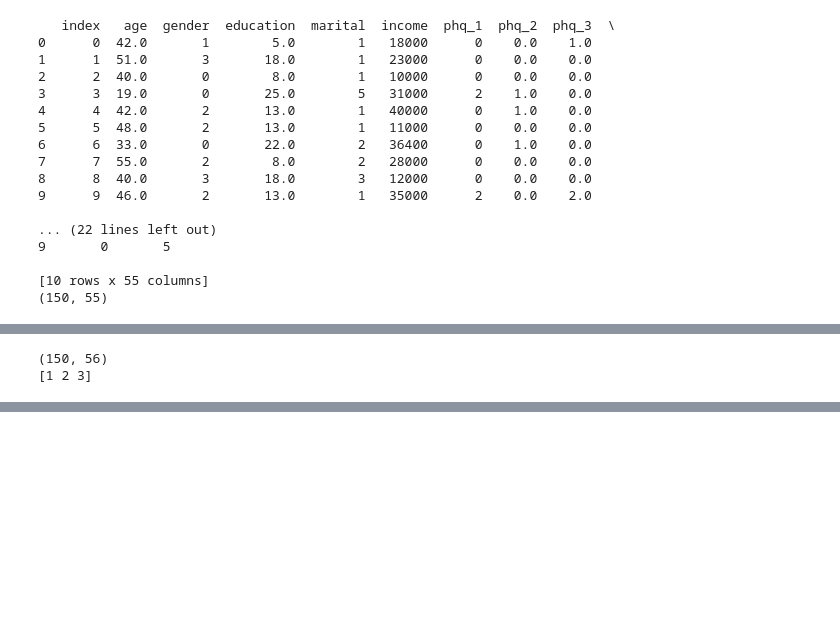
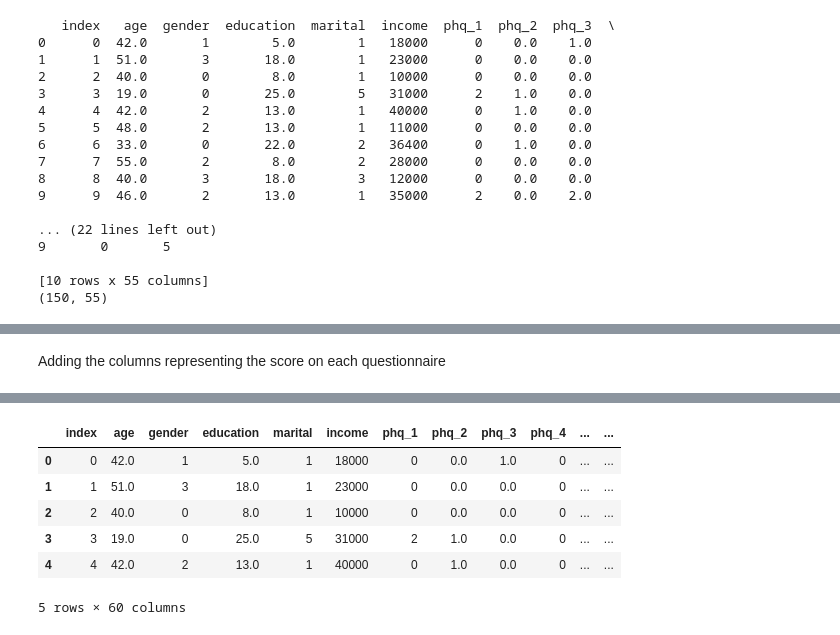
Before and after one commit to Flpp0/E-HealthProject, a Jupyter notebook: DataClustering.ipynb, the cells around one changed output, grey strips where cells are left out. Saved outputs shown, nothing was run; the diff lists cells and outputs as text; code cells hidden in the pictures; blank space fills up the shorter version.

Commit message:
Correction of DataCluster crashing

```diff
--- a/DataClustering.ipynb
+++ b/DataClustering.ipynb
@@ -347,12 +34,0 @@ array([2, 2, 2, 2, 2, 2, 2, 2, 2, 2, 2, 2, 2, 2, 2, 2, 2, 2, 2, 2, 2, 2,
-# %%
-finalLabels = pd.DataFrame(finalLabels,columns=['Cluster label'])
-
-df = pd.concat(objs=[df,finalLabels], axis=1)
-
-print(df.shape)
-
-unique = np.unique(df['Cluster label'])
-print(unique)
-# %% [output]
-(150, 56)
-[1 2 3]
@@ -360,0 +35,57 @@ df.to_csv("/Users/filippo/ScrivaniaLocale/E-HealthProject/datasetWithClusterLabe
+# %% [markdown]
+Adding the columns representing the score on each questionnaire
+# %%
+questionnaire_columns_phq = ['phq_1', 'phq_2', 'phq_3', 'phq_4', 'phq_5', 'phq_6', 'phq_7', 'phq_8', 'phq_9']
+questionnaire_columns_gad = ['gad_1', 'gad_2', 'gad_3', 'gad_4', 'gad_5', 'gad_6', 'gad_7']
+questionnaire_columns_eheals = ['eheals_1', 'eheals_2', 'eheals_3', 'eheals_4', 'eheals_5',
+                                'eheals_6', 'eheals_7', 'eheals_8']
+questionnaire_columns_heals = ['heas_1', 'heas_2', 'heas_3',
+                               'heas_4', 'heas_5', 'heas_6', 'heas_7', 'heas_8',
+                               'heas_9', 'heas_10','heas_11', 'heas_12', 'heas_13']
+questionnaire_columns_ccs = ['ccs_1', 'ccs_2', 'ccs_4',
+                               'ccs_5', 'ccs_8', 'ccs_9', 'ccs_10',
+                               'ccs_11']
+
+rowsSum = []
+
+for row in range(0,150): # for each subject that responded to the questionnaire
+    rowsSum.append(sum(df.loc[row,questionnaire_columns_phq]))
+
+df['PHQ_sum'] = rowsSum
+
+rowsSum = []
+
+for row in range(0,150): # for each subject that responded to the questionnaire
+    rowsSum.append(sum(df.loc[row,questionnaire_columns_gad]))
+
+df['GAD_sum'] = rowsSum
+
+rowsSum = []
+
+for row in range(0,150): # for each subject that responded to the questionnaire
+    rowsSum.append(sum(df.loc[row,questionnaire_columns_eheals]))
+
+df['EHEALS_sum'] = rowsSum
+
+rowsSum = []
+
+for row in range(0,150): # for each subject that responded to the questionnaire
+    rowsSum.append(sum(df.loc[row,questionnaire_columns_heals]))
+
+df['HEALS_sum'] = rowsSum
+
+rowsSum = []
+for row in range(0,150): # for each subject that responded to the questionnaire
+    currentSum = sum(df.loc[row,questionnaire_columns_ccs])
+    currentSum += 6 - df.loc[row,'ccs_3']
+    currentSum += 6 - df.loc[row,'ccs_6']
+    currentSum += 6 - df.loc[row,'ccs_7']
+    print(6 - df.loc[row,'ccs_12'])
+    currentSum += 6 - df.loc[row,'ccs_12']
+
+    rowsSum.append(currentSum)
+
+df['CCS_sum'] = rowsSum
+
+df.head()
+# %% [output]
@@ -360,0 +109,7 @@ df.to_csv("/Users/filippo/ScrivaniaLocale/E-HealthProject/datasetWithClusterLabe
+|  | index | age | gender | education | marital | income | phq_1 | phq_2 | phq_3 | phq_4 | ... | ... |
+| 0 | 0 | 42.0 | 1 | 5.0 | 1 | 18000 | 0 | 0.0 | 1.0 | 0 | ... | ... |
+| 1 | 1 | 51.0 | 3 | 18.0 | 1 | 23000 | 0 | 0.0 | 0.0 | 0 | ... | ... |
+| 2 | 2 | 40.0 | 0 | 8.0 | 1 | 10000 | 0 | 0.0 | 0.0 | 0 | ... | ... |
+| 3 | 3 | 19.0 | 0 | 25.0 | 5 | 31000 | 2 | 1.0 | 0.0 | 0 | ... | ... |
+| 4 | 4 | 42.0 | 2 | 13.0 | 1 | 40000 | 0 | 1.0 | 0.0 | 0 | ... | ... |
+5 rows × 60 columns
```
Also changed, not shown: parts of 19 cells of this notebook, 3 other files.
